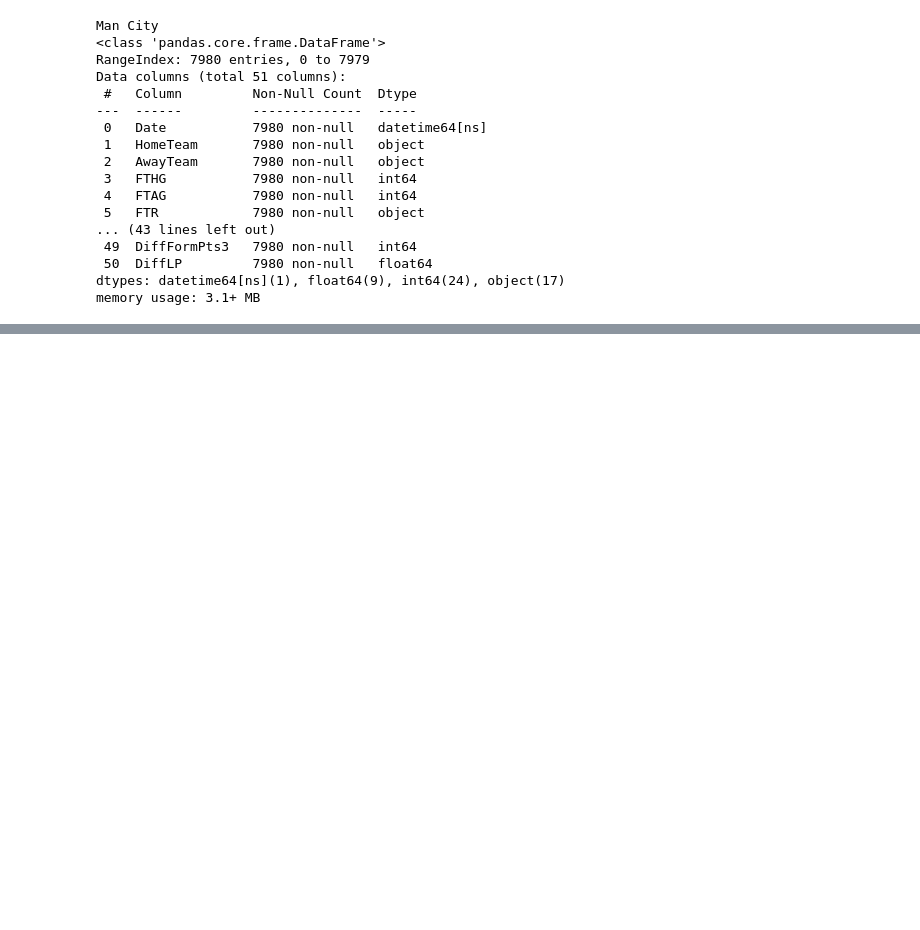
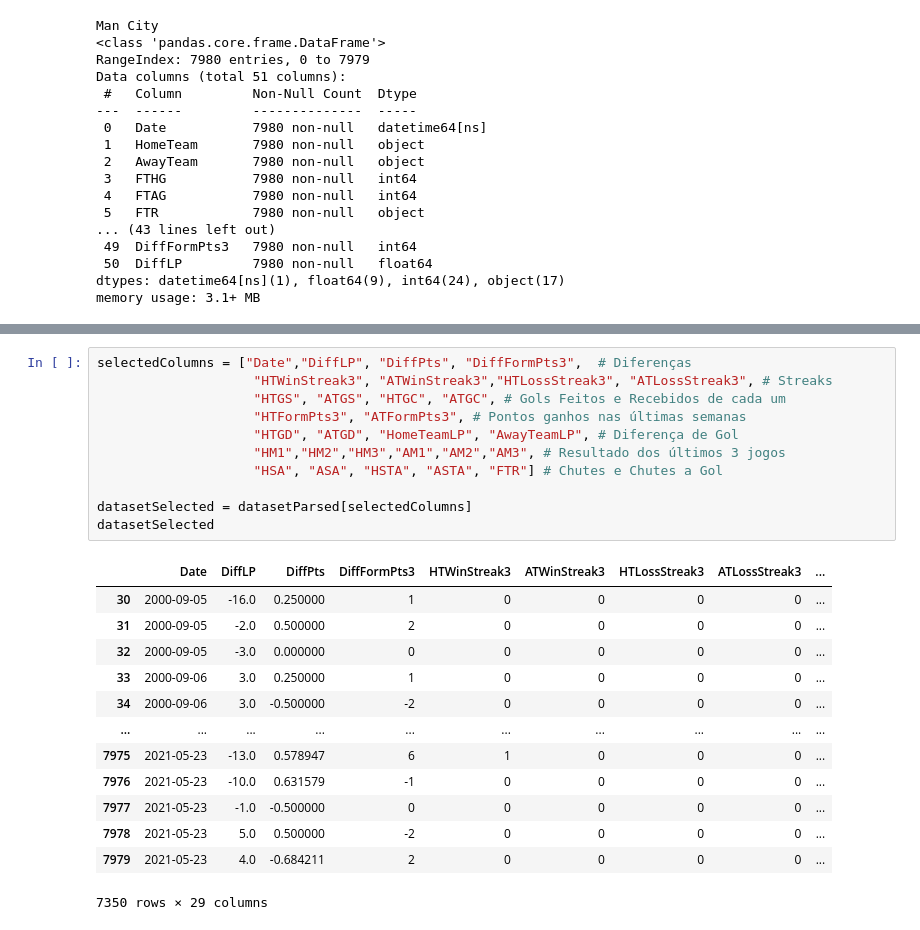
Before and after one commit to murilovpinheiro/Premier-League-Analysis-and-Prediction, a Jupyter notebook: Logistical_regression.ipynb, the cells around one changed output, grey strips where cells are left out. Cells and saved outputs as stored; diff of their text form; blank space fills up the shorter version.

```diff
--- a/Logistical_regression.ipynb
+++ b/Logistical_regression.ipynb
@@ -201,0 +62,25 @@ Please also refer to the documentation for alternative solver options:
+# %%
+selectedColumns = ["Date","DiffLP", "DiffPts", "DiffFormPts3",  # Diferenças
+                    "HTWinStreak3", "ATWinStreak3","HTLossStreak3", "ATLossStreak3", # Streaks
+                    "HTGS", "ATGS", "HTGC", "ATGC", # Gols Feitos e Recebidos de cada um
+                    "HTFormPts3", "ATFormPts3", # Pontos ganhos nas últimas semanas
+                    "HTGD", "ATGD", "HomeTeamLP", "AwayTeamLP", # Diferença de Gol
+                    "HM1","HM2","HM3","AM1","AM2","AM3", # Resultado dos últimos 3 jogos
+                    "HSA", "ASA", "HSTA", "ASTA", "FTR"] # Chutes e Chutes a Gol
+
+datasetSelected = datasetParsed[selectedColumns]
+datasetSelected
+# %% [output]
+|  | Date | DiffLP | DiffPts | DiffFormPts3 | HTWinStreak3 | ATWinStreak3 | HTLossStreak3 | ATLossStreak3 | ... |
+| 30 | 2000-09-05 | -16.0 | 0.250000 | 1 | 0 | 0 | 0 | 0 | ... |
+| 31 | 2000-09-05 | -2.0 | 0.500000 | 2 | 0 | 0 | 0 | 0 | ... |
+| 32 | 2000-09-05 | -3.0 | 0.000000 | 0 | 0 | 0 | 0 | 0 | ... |
+| 33 | 2000-09-06 | 3.0 | 0.250000 | 1 | 0 | 0 | 0 | 0 | ... |
+| 34 | 2000-09-06 | 3.0 | -0.500000 | -2 | 0 | 0 | 0 | 0 | ... |
+| ... | ... | ... | ... | ... | ... | ... | ... | ... | ... |
+| 7975 | 2021-05-23 | -13.0 | 0.578947 | 6 | 1 | 0 | 0 | 0 | ... |
+| 7976 | 2021-05-23 | -10.0 | 0.631579 | -1 | 0 | 0 | 0 | 0 | ... |
+| 7977 | 2021-05-23 | -1.0 | -0.500000 | 0 | 0 | 0 | 0 | 0 | ... |
+| 7978 | 2021-05-23 | 5.0 | 0.500000 | -2 | 0 | 0 | 0 | 0 | ... |
+| 7979 | 2021-05-23 | 4.0 | -0.684211 | 2 | 0 | 0 | 0 | 0 | ... |
+7350 rows × 29 columns
```
Also changed, not shown: parts of 14 cells of this notebook, 2 other files.
